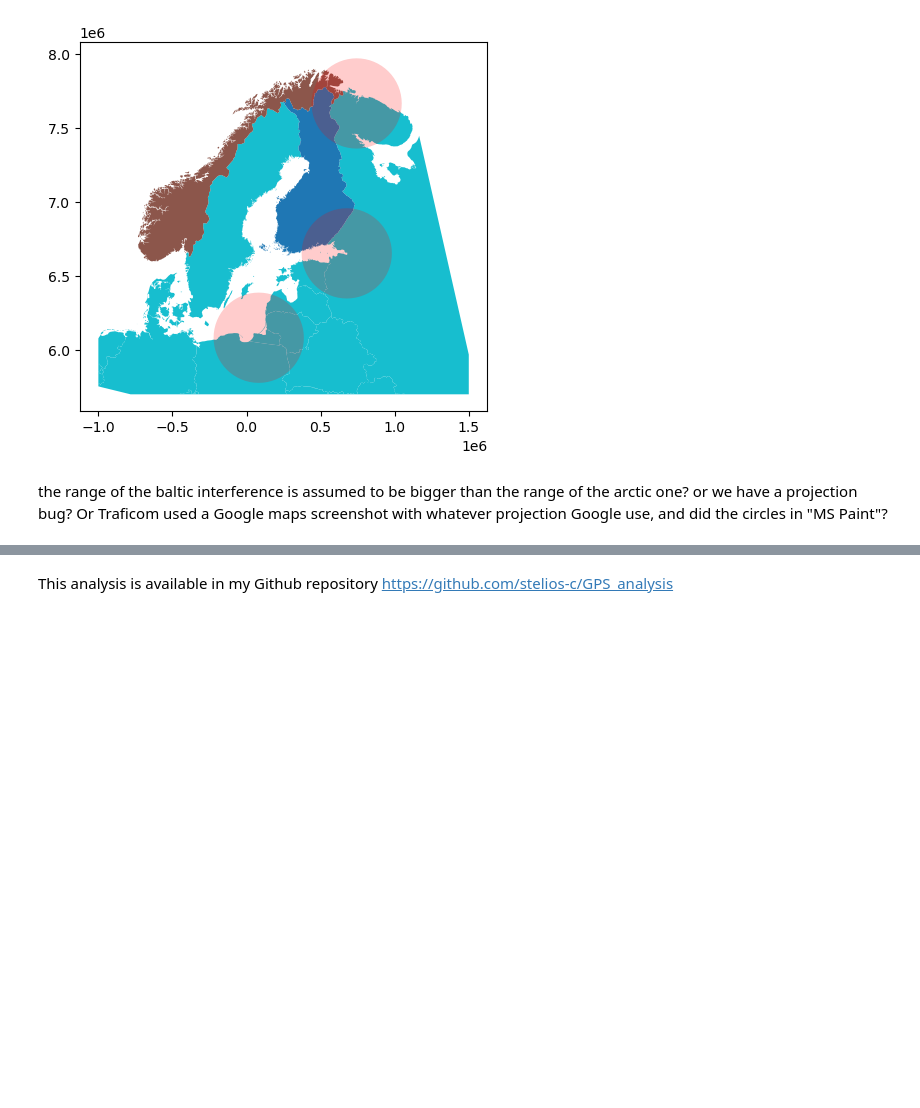
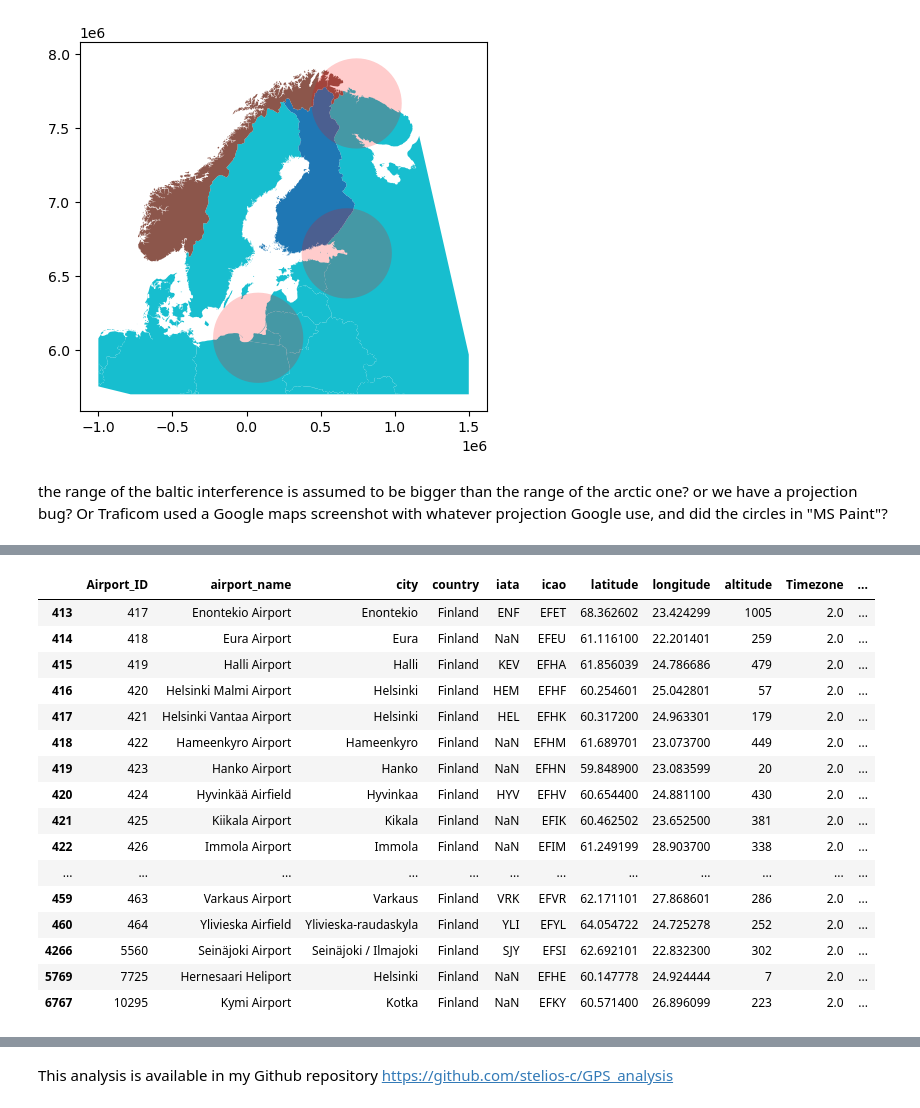
Before and after one commit to stelios-c/GPS_analysis, a Jupyter notebook: scandi_baltic/Finland_map.ipynb, the cells around one changed output, grey strips where cells are left out. Cells and saved outputs as stored; diff of their text form; code cells hidden in the pictures; blank space fills up the shorter version.

```diff
--- a/scandi_baltic/Finland_map.ipynb
+++ b/scandi_baltic/Finland_map.ipynb
@@ -197,5 +197,25 @@ Distance(822.7996729531442)
 # %%
 finland_gdf=df2gdf(airports_df[airports_df.country=='Finland'].rename(columns={'lon':'longitude','lat':'latitude'}))
+# %%
+finland_gdf
+# %% [output]
+|  | Airport_ID | airport_name | city | country | iata | icao | latitude | longitude | altitude | Timezone | ... |
+| 413 | 417 | Enontekio Airport | Enontekio | Finland | ENF | EFET | 68.362602 | 23.424299 | 1005 | 2.0 | ... |
+| 414 | 418 | Eura Airport | Eura | Finland | NaN | EFEU | 61.116100 | 22.201401 | 259 | 2.0 | ... |
+| 415 | 419 | Halli Airport | Halli | Finland | KEV | EFHA | 61.856039 | 24.786686 | 479 | 2.0 | ... |
+| 416 | 420 | Helsinki Malmi Airport | Helsinki | Finland | HEM | EFHF | 60.254601 | 25.042801 | 57 | 2.0 | ... |
+| 417 | 421 | Helsinki Vantaa Airport | Helsinki | Finland | HEL | EFHK | 60.317200 | 24.963301 | 179 | 2.0 | ... |
+| 418 | 422 | Hameenkyro Airport | Hameenkyro | Finland | NaN | EFHM | 61.689701 | 23.073700 | 449 | 2.0 | ... |
+| 419 | 423 | Hanko Airport | Hanko | Finland | NaN | EFHN | 59.848900 | 23.083599 | 20 | 2.0 | ... |
+| 420 | 424 | Hyvinkää Airfield | Hyvinkaa | Finland | HYV | EFHV | 60.654400 | 24.881100 | 430 | 2.0 | ... |
+| 421 | 425 | Kiikala Airport | Kikala | Finland | NaN | EFIK | 60.462502 | 23.652500 | 381 | 2.0 | ... |
+| 422 | 426 | Immola Airport | Immola | Finland | NaN | EFIM | 61.249199 | 28.903700 | 338 | 2.0 | ... |
+| ... | ... | ... | ... | ... | ... | ... | ... | ... | ... | ... | ... |
+| 459 | 463 | Varkaus Airport | Varkaus | Finland | VRK | EFVR | 62.171101 | 27.868601 | 286 | 2.0 | ... |
+| 460 | 464 | Ylivieska Airfield | Ylivieska-raudaskyla | Finland | YLI | EFYL | 64.054722 | 24.725278 | 252 | 2.0 | ... |
+| 4266 | 5560 | Seinäjoki Airport | Seinäjoki / Ilmajoki | Finland | SJY | EFSI | 62.692101 | 22.832300 | 302 | 2.0 | ... |
+| 5769 | 7725 | Hernesaari Heliport | Helsinki | Finland | NaN | EFHE | 60.147778 | 24.924444 | 7 | 2.0 | ... |
+| 6767 | 10295 | Kymi Airport | Kotka | Finland | NaN | EFKY | 60.571400 | 26.896099 | 223 | 2.0 | ... |
 # %%
 #finland_gdf.explore()
 # %%
```
Also changed, not shown: parts of 8 cells of this notebook.
